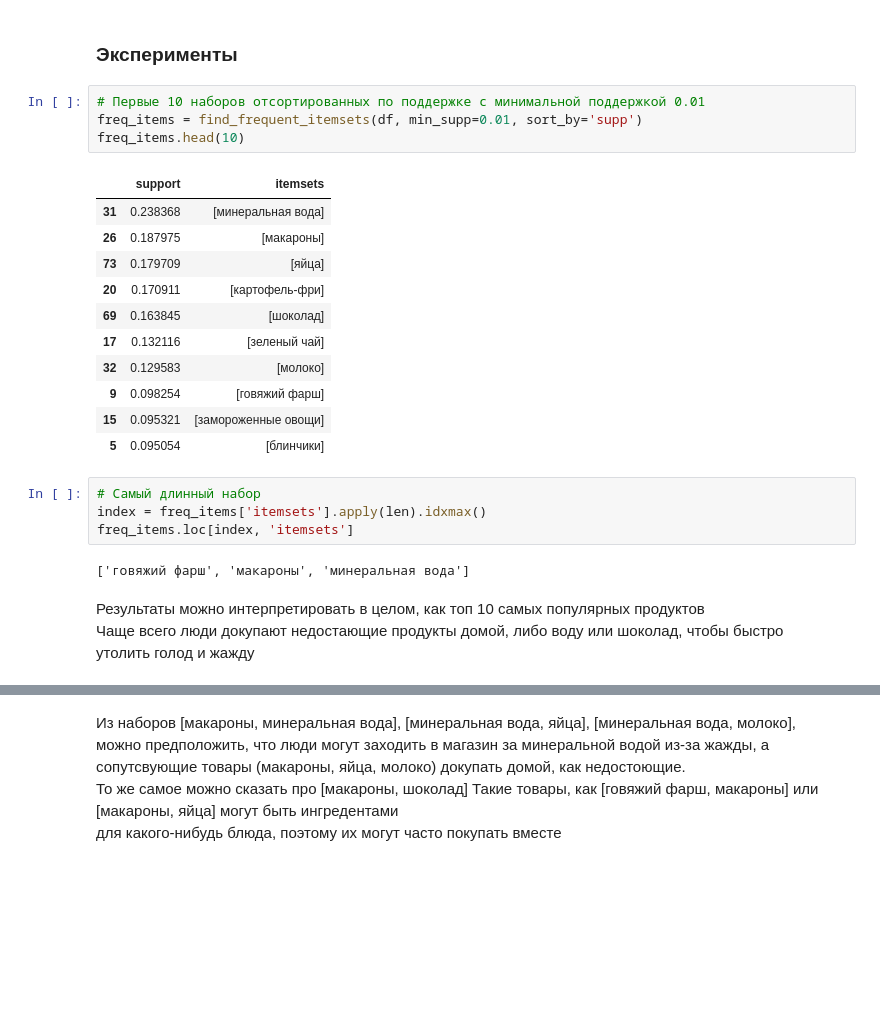
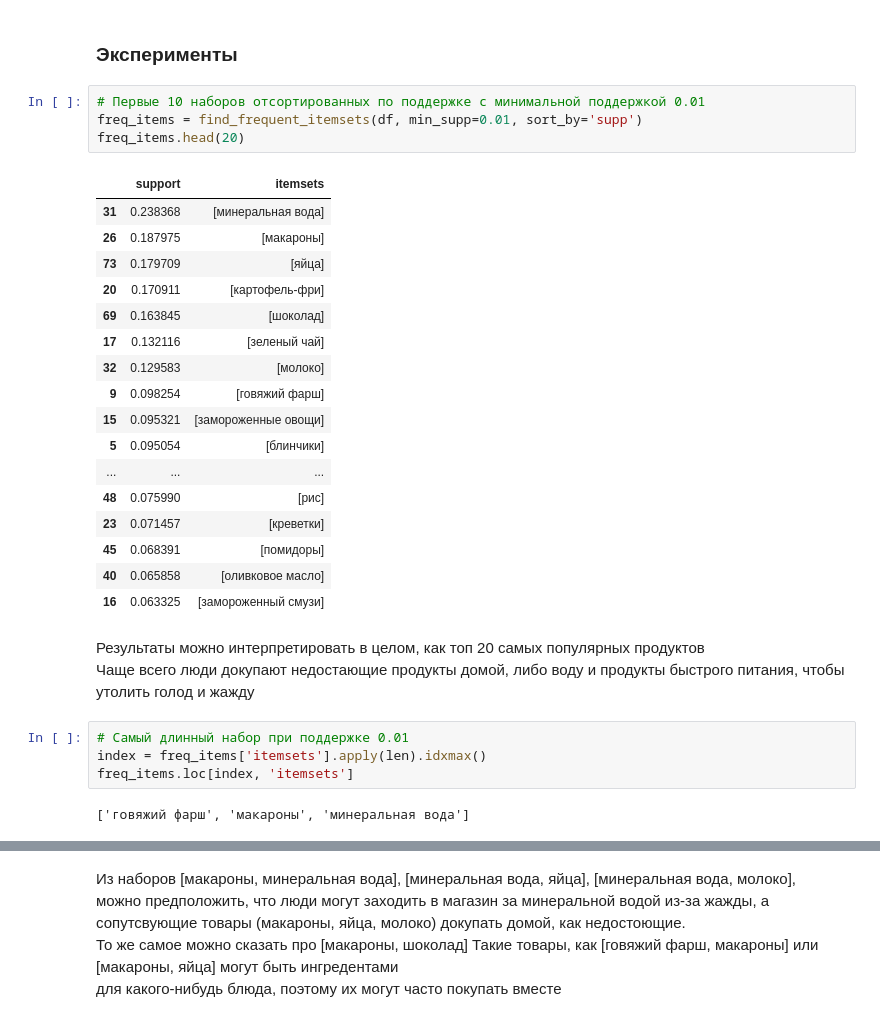
Before and after one commit to Santiperro/analytical-information-processing-technologies, a Jupyter notebook: pattern_mining/freq_pattern_mining.ipynb, the cells around one changed output, grey strips where cells are left out. Saved outputs shown, nothing was run; the diff lists cells and outputs as text; blank space fills up the shorter version.

Commit message:
done freq items, almost done assoc rules

```diff
--- a/pattern_mining/freq_pattern_mining.ipynb
+++ b/pattern_mining/freq_pattern_mining.ipynb
@@ -85,27 +85,33 @@ def find_frequent_itemsets(df: pd.DataFrame,
 # %%
 # Первые 10 наборов отсортированных по поддержке с минимальной поддержкой 0.01
 freq_items = find_frequent_itemsets(df, min_supp=0.01, sort_by='supp')
-freq_items.head(10)
+freq_items.head(20)
 # %% [output]
 |  | support | itemsets |
 | 31 | 0.238368 | [минеральная вода] |
 | 26 | 0.187975 | [макароны] |
 | 73 | 0.179709 | [яйца] |
 | 20 | 0.170911 | [картофель-фри] |
 | 69 | 0.163845 | [шоколад] |
 | 17 | 0.132116 | [зеленый чай] |
 | 32 | 0.129583 | [молоко] |
 | 9 | 0.098254 | [говяжий фарш] |
 | 15 | 0.095321 | [замороженные овощи] |
 | 5 | 0.095054 | [блинчики] |
+| ... | ... | ... |
+| 48 | 0.075990 | [рис] |
+| 23 | 0.071457 | [креветки] |
+| 45 | 0.068391 | [помидоры] |
+| 40 | 0.065858 | [оливковое масло] |
+| 16 | 0.063325 | [замороженный смузи] |
+# %% [markdown]
+Результаты можно интерпретировать в целом, как топ 20 самых популярных продуктов <br>
+Чаще всего люди докупают недостающие продукты домой, либо воду и продукты быстрого питания, чтобы<br>
+утолить голод и жажду
 # %%
-# Самый длинный набор
+# Самый длинный набор при поддержке 0.01
 index = freq_items['itemsets'].apply(len).idxmax()
 freq_items.loc[index, 'itemsets']
 # %% [output]
 ['говяжий фарш', 'макароны', 'минеральная вода']
-# %% [markdown]
-Результаты можно интерпретировать в целом, как топ 10 самых популярных продуктов <br>
-Чаще всего люди докупают недостающие продукты домой, либо воду или шоколад, чтобы быстро<br>
-утолить голод и жажду
 # %%
```
Also changed, not shown: parts of 13 cells of this notebook.
